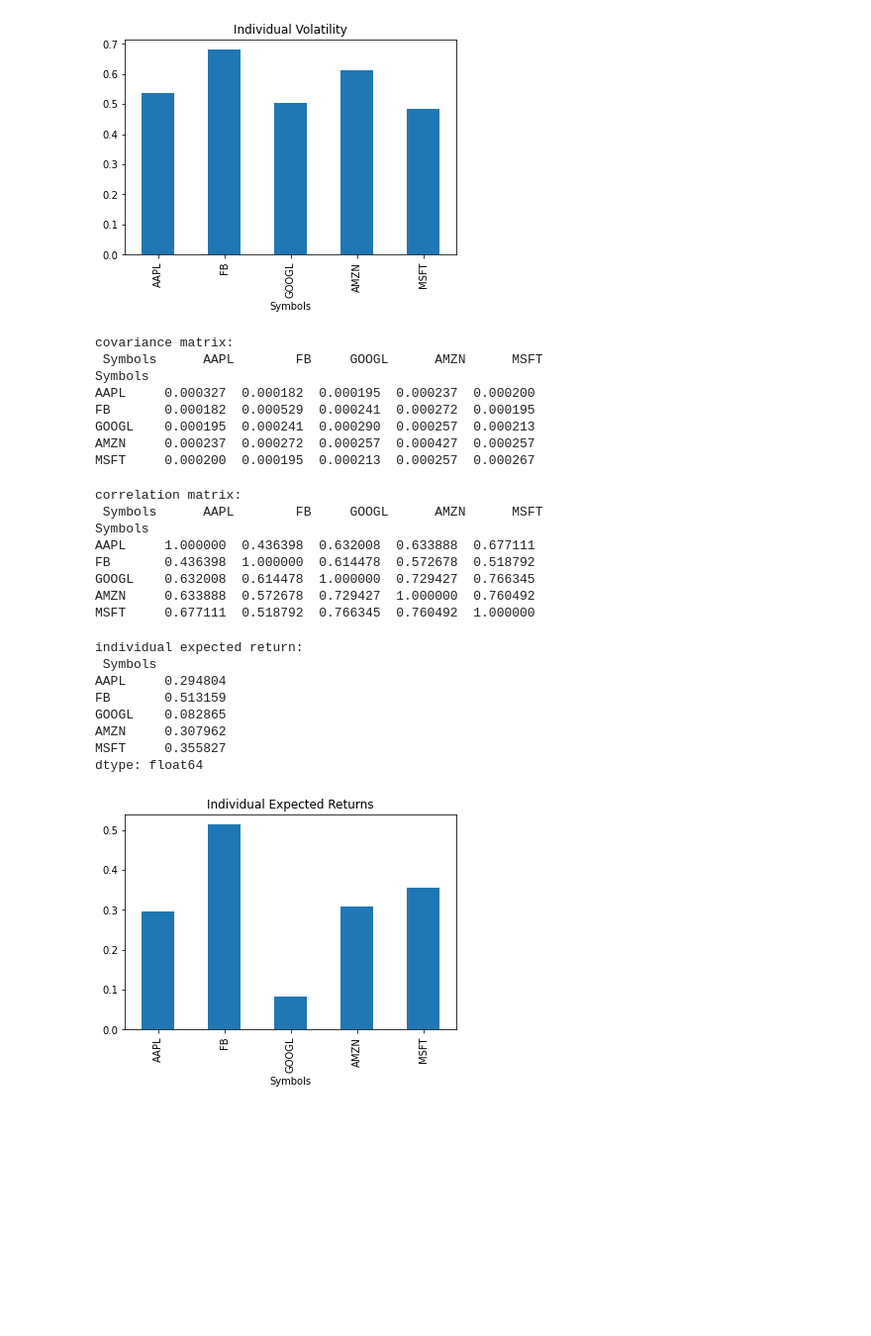
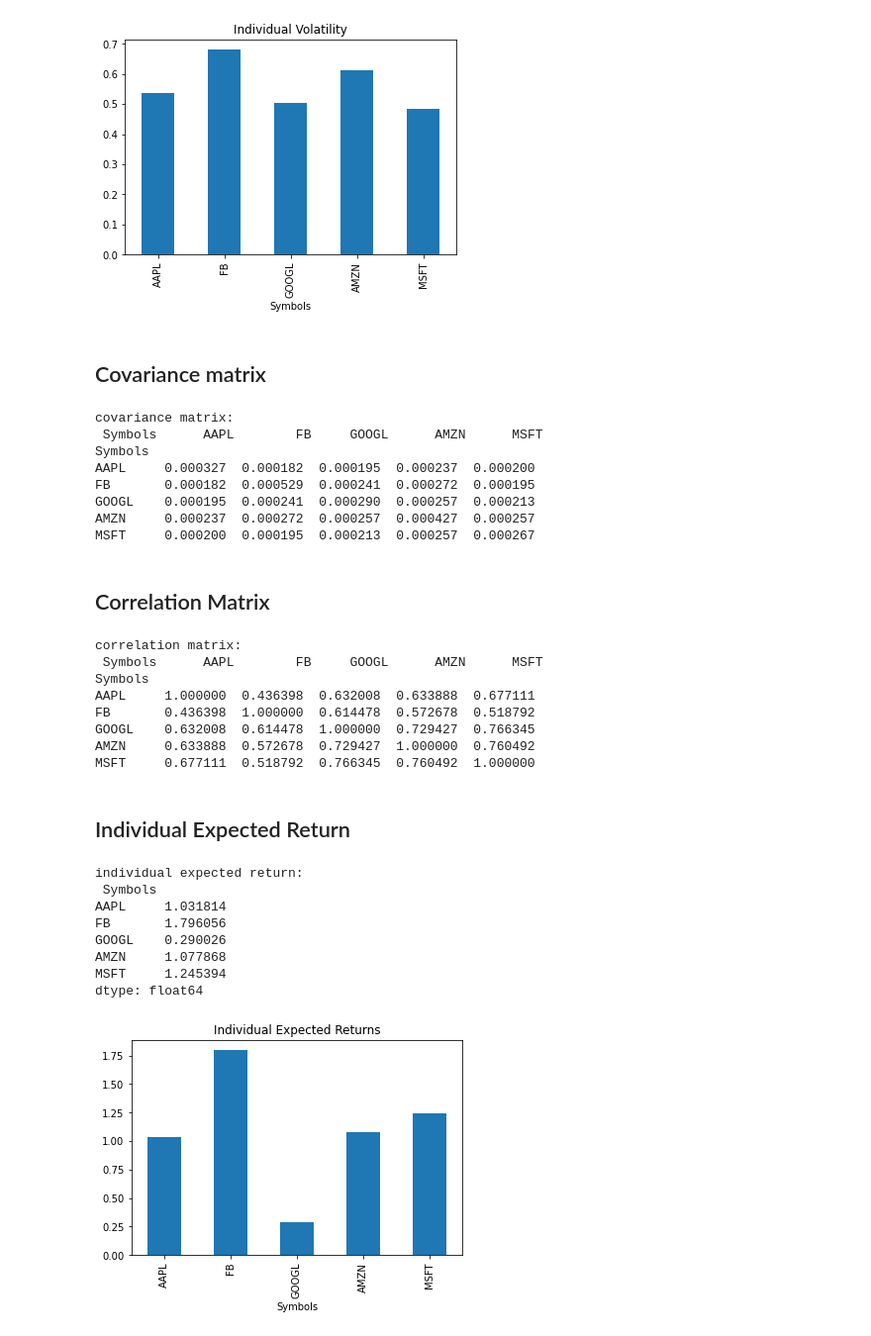
Before and after one commit to ceciliacal/modern_portfolio_theory_optimization, a Jupyter notebook: main.ipynb, the cells around one changed output. Shown at 99% size. Drawn from its saved outputs; the diff is of its cells as text; code cells hidden in the pictures; blank space fills up the shorter version.

Commit message:
last changes

```diff
--- a/main.ipynb
+++ b/main.ipynb
@@ -126,6 +130,8 @@ AMZN     0.611597
 MSFT     0.482931
 dtype: float64
 [figure]
+# %% [markdown]
+## Covariance matrix
 # %%
 # covariance and correlation matrix to understand how different assets behave with respect to each other
 #covariance
@@ -140,6 +146,8 @@ FB       0.000182  0.000529  0.000241  0.000272  0.000195
 GOOGL    0.000195  0.000241  0.000290  0.000257  0.000213
 AMZN     0.000237  0.000272  0.000257  0.000427  0.000257
 MSFT     0.000200  0.000195  0.000213  0.000257  0.000267
+# %% [markdown]
+## Correlation Matrix
 # %%
 #correlation
 corr_matrix = logChange.corr()
@@ -153,25 +161,27 @@ FB       0.436398  1.000000  0.614478  0.572678  0.518792
 GOOGL    0.632008  0.614478  1.000000  0.729427  0.766345
 AMZN     0.633888  0.572678  0.729427  1.000000  0.760492
 MSFT     0.677111  0.518792  0.766345  0.760492  1.000000
+# %% [markdown]
+## Individual Expected Return
 # %%
 #expected return (individual)
 #yearly returns for individual companies (argument 'Y' stands for "yearly")
 #individual_expectedReturn
-ind_er = df.resample('Y').last().pct_change().mean()
+ind_er = df.resample('Y').last().pct_change().mean()*3.5
 print("individual expected return:\n", ind_er)
 ind_er.plot(kind='bar')
 plt.title('Individual Expected Returns')
 plt.show()
 # %% [output]
 individual expected return:
  Symbols
-AAPL     0.294804
-FB       0.513159
-GOOGL    0.082865
-AMZN     0.307962
-MSFT     0.355827
+AAPL     1.031814
+FB       1.796056
+GOOGL    0.290026
+AMZN     1.077868
+MSFT     1.245394
 dtype: float64
-[figure, old version]
+[figure, new version]
 # %%
 #now, to compute the portfolio expected return we need to multiply each return for its weight
 #but we will do it later on once we have got the optimal
```
Also changed, not shown: parts of 13 cells of this notebook, 3 other files.
